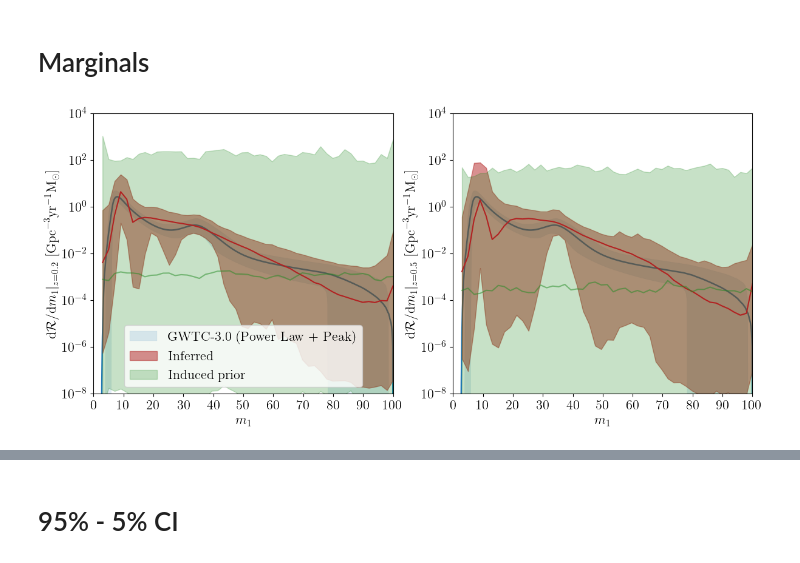
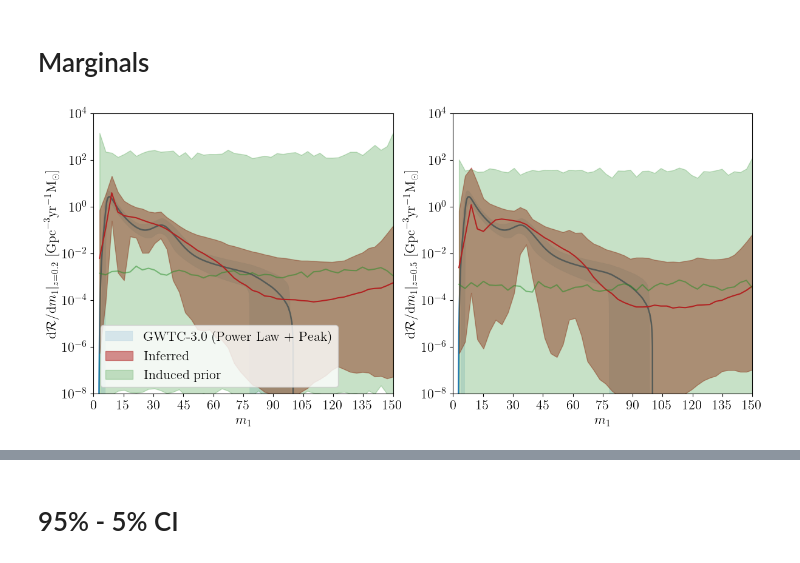
Before and after one commit to TristanBruel/Delaunay_for_GWs, a Jupyter notebook: gwtc3/z_m1/postprocess_run_z_m1.ipynb, the cells around one changed output, grey strips where cells are left out. Saved outputs shown, nothing was run; the diff lists cells and outputs as text; code cells hidden in the pictures.

```diff
--- a/gwtc3/z_m1/postprocess_run_z_m1.ipynb
+++ b/gwtc3/z_m1/postprocess_run_z_m1.ipynb
@@ -283,7 +283,7 @@ Running with 69 events × 4278 samples = 295182 total samples
 z_min = 1e-6
 z_max = 1.5
 m1_min = 3.0
-m1_max = 100.0 + 1e-6
+m1_max = 150.0 + 1e-6
 
 w_min = -20
 w_max = 15
@@ -445,6 +465,6 @@ plt.close()
 # %%
 ## Evolution of the inferred rate at a fixed point ##
-targets = np.array([[10.,0.2],[35.,0.2],[10.,1.0],[35.,1.0]])
+targets = np.array([[10.,0.2],[35.,0.2],[10.,0.8],[35.,0.8]])
 selected_tris = np.random.choice(len(all_triangulations), size=1000, replace=False)
 num_triangulations = len(selected_tris)
 
@@ -563,35 +588,35 @@ for n,zeval in enumerate([0.2,0.5]):
     median_dRdm1 = np.quantile(dRdm1_zeval, 0.5, axis=0)
     high_dRdm1 = np.quantile(dRdm1_zeval, 0.95, axis=0)
 
     ax.plot(m1_grid, median_dRdm1, color="firebrick")
     ax.fill_between(m1_grid, low_dRdm1, high_dRdm1,
                     color="firebrick", alpha=0.5,
                     label=r'Inferred',
                     )
 
     dRdm1_prior_zeval = np.exp(square_rate_prior[:,zeval_ind,:]) *to_comoving_volume[zeval_ind]
     low_dRdm1_prior = np.quantile(dRdm1_prior_zeval, 0.05, axis=0)
     median_dRdm1_prior = np.quantile(dRdm1_prior_zeval, 0.5, axis=0)
     high_dRdm1_prior = np.quantile(dRdm1_prior_zeval, 0.95, axis=0)
     ax.plot(m1_grid, median_dRdm1_prior, color="forestgreen", alpha=0.5)
     ax.fill_between(m1_grid, low_dRdm1_prior, high_dRdm1_prior,
                     color="forestgreen", alpha=0.25,
                     label='Induced prior',
                     )
 
     ax.set_xlabel(r'$m_1$')
     ax.set_xlim(xmin=m1_min, xmax=m1_max)
-    ax.set_xticks(np.linspace(0,m1_max,int(m1_max/10)+1))
+    ax.set_xticks(np.linspace(0,m1_max,int(m1_max/15)+1))
     ax.set_ylabel(r'$\mathrm{d}\mathcal{R}/\mathrm{d}m_1 |_{z=%.1f}\ [\mathrm{Gpc}^{-3}\mathrm{yr}^{-1}\mathrm{M}_\odot]$' %zeval)
     ax.set_yscale('log')
     #ax.set_box_aspect(1)
     ax.set_ylim(ymin=ymins[n], ymax=ymaxs[n])
 
 axes[0].legend(loc='best')
 plt.show()
 plt.close()
 # %% [output]
-[figure, old version]
+[figure, new version]
 # %%
 fig, ax = plt.subplots(1, 1, figsize=(6,6))
 
```
Also changed, not shown: parts of 21 cells of this notebook, 4 other files.
